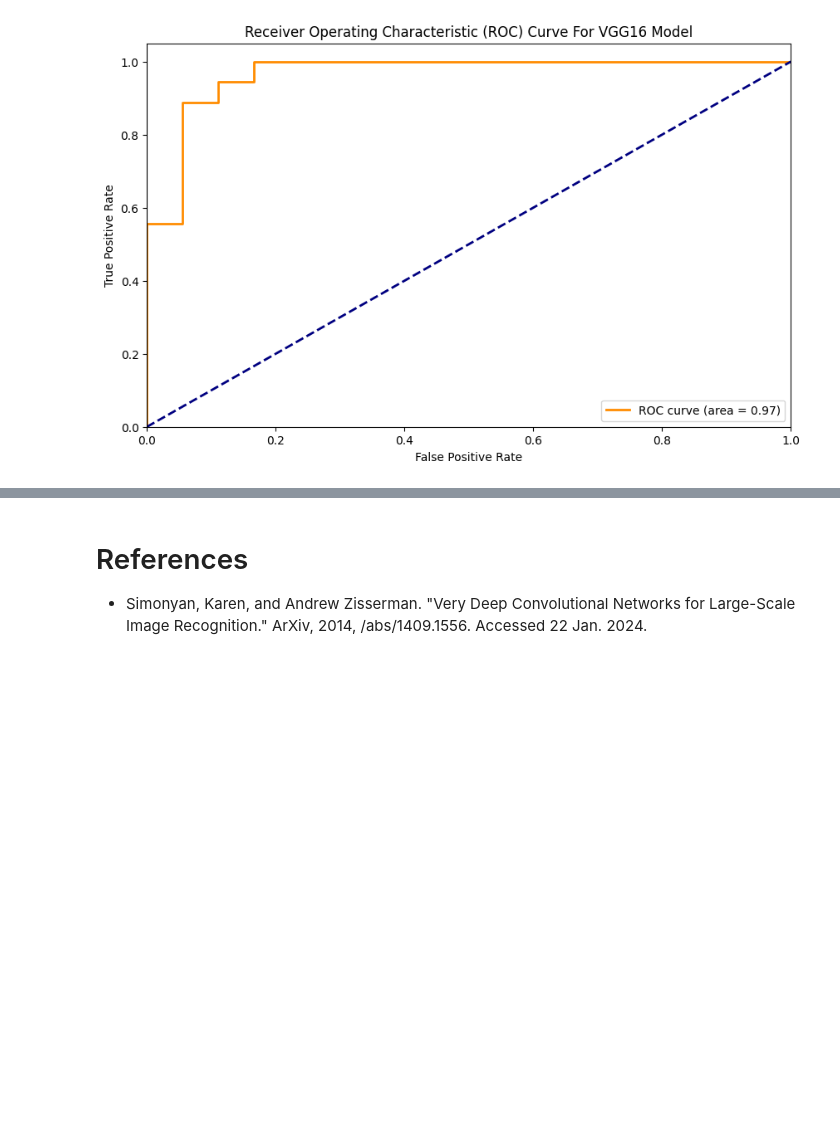
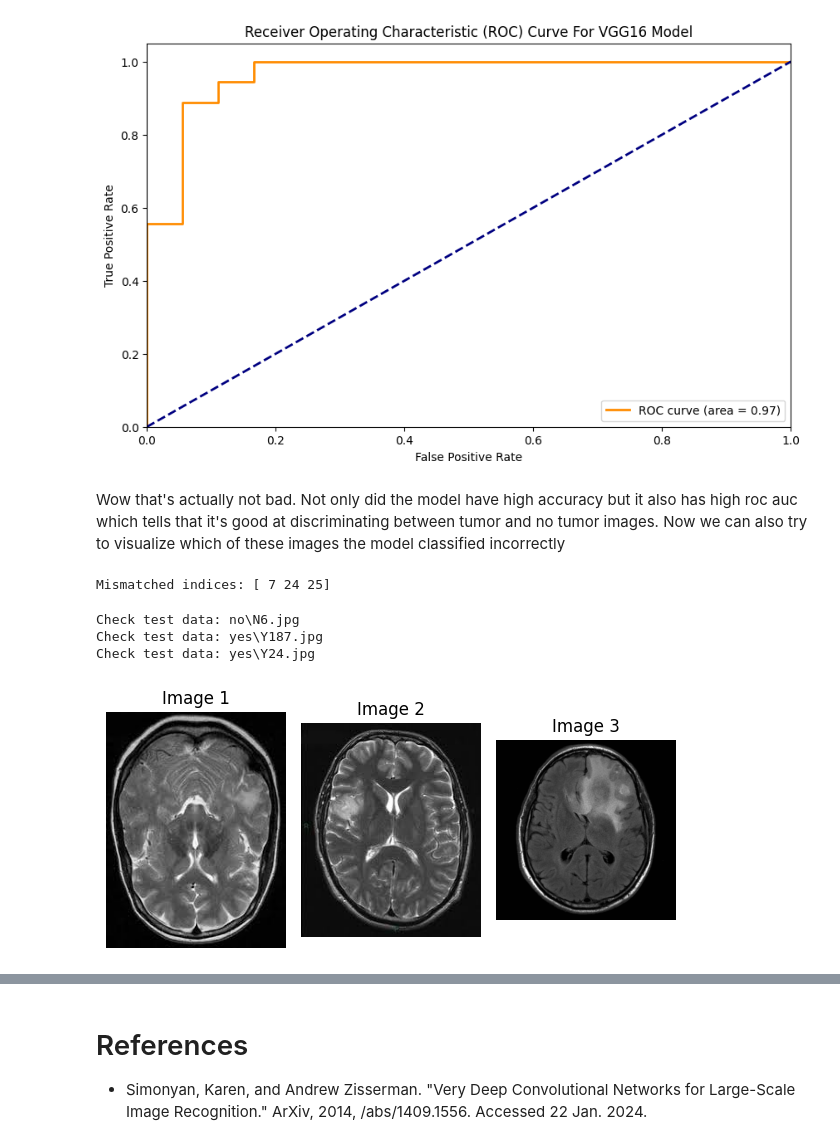
Before and after one commit to Qamil-Mirza/My-Data-Projects, a Jupyter notebook: Tumor-Classification/tumor-classifier.ipynb, the cells around one changed output, grey strips where cells are left out. Cells and saved outputs as stored; diff of their text form; code cells hidden in the pictures; blank space fills up the shorter version.

Commit message:
Investigated model misclassifications

```diff
--- a/Tumor-Classification/tumor-classifier.ipynb
+++ b/Tumor-Classification/tumor-classifier.ipynb
@@ -832,3 +832,50 @@ plt.legend(loc='lower right')
 plt.show()
 # %% [output]
 [figure]
+# %% [markdown]
+Wow that's actually not bad. Not only did the model have high accuracy but it also has high roc auc which tells that it's good at discriminating between tumor and no tumor images. Now we can also try to visualize which of these images the model classified incorrectly
+# %%
+import numpy as np
+
+# Assuming y_scores is your predicted probabilities and y_true is your true labels
+
+# Thresholding the predicted probabilities
+binary_predictions = (y_scores >= 0.5).astype(int)
+
+# Reshape y_true to match the shape of binary_predictions
+y_true_reshaped = y_true.reshape(binary_predictions.shape)
+
+# Find indices where predictions do not match true labels
+mismatch_indices = np.where(binary_predictions != y_true_reshaped)[0]
+
+# Display mismatch indices
+print("Mismatched indices:", mismatch_indices)
+# %% [output]
+Mismatched indices: [ 7 24 25]
+# %%
+for i in mismatch_indices:
+    check = test_generator.filenames[i]
+    print(f"Check test data: {check}")
+# %% [output]
+Check test data: no\N6.jpg
+Check test data: yes\Y187.jpg
+Check test data: yes\Y24.jpg
+# %%
+image_paths = ['./test/no/N6.jpg', './test/yes/Y187.jpg', './test/yes/Y24.jpg']
+
+plt.figure(figsize=(6, 8))
+
+for i, image_path in enumerate(image_paths):
+    # Load the image
+    img = load_img(image_path)
+
+    # Plot the image in a subplot
+    plt.subplot(1, 3, i + 1)  # Adjust the subplot index
+    plt.imshow(img)
+    plt.title(f"Image {i + 1}")
+    plt.axis('off')
+
+plt.tight_layout()
+plt.show()
+# %% [output]
+[figure, added]
```
Also changed, not shown: parts of 4 cells of this notebook.
